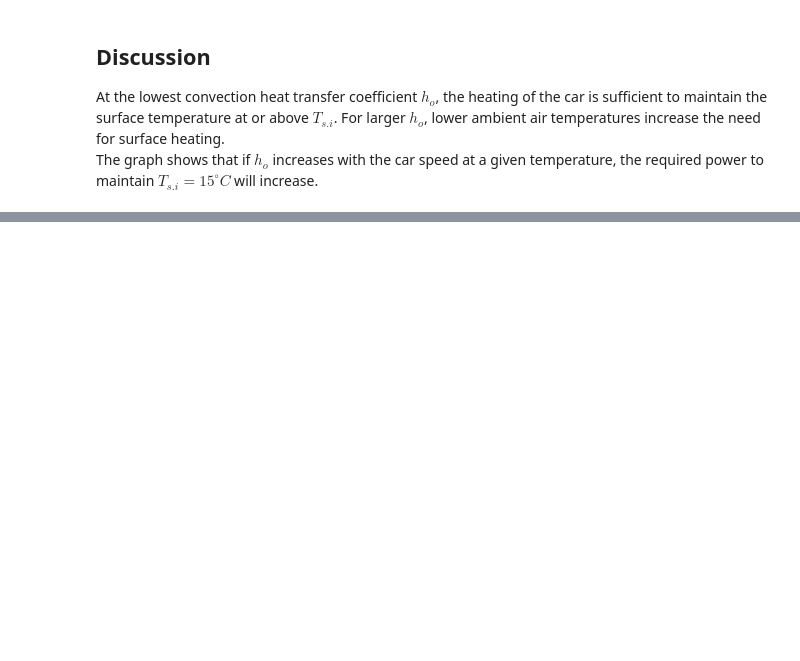
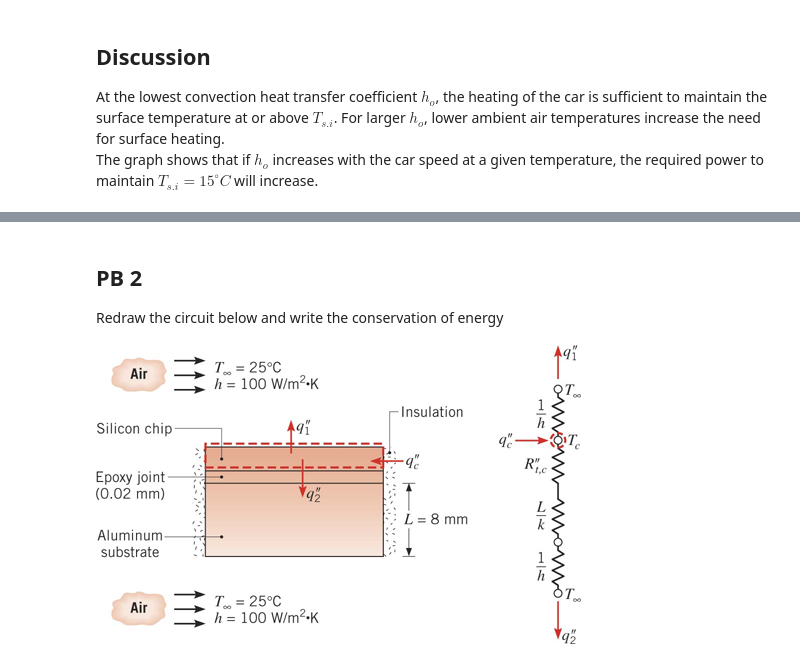
Before and after one commit to yvesdubief/UVM-ME144-Heat-Transfer, a Jupyter notebook: ME144-HW1.ipynb, the cells around one changed output, grey strips where cells are left out. Drawn from its saved outputs; the diff is of its cells as text; code cells hidden in the pictures; blank space fills up the shorter version.

```diff
--- a/ME144-HW1.ipynb
+++ b/ME144-HW1.ipynb
@@ -215,0 +271,7 @@ The graph shows that if $h_o$ increases with the car speed at a given temperatur
+# %% [markdown]
+<h2> PB 2</h2>
+Redraw the circuit below and write the conservation of energy
+# %%
+Image(filename='book-figures/boxun_03_04.jpg')
+# %% [output]
+[figure, added]
```
Also changed, not shown: parts of 18 cells of this notebook, 13 other files.
